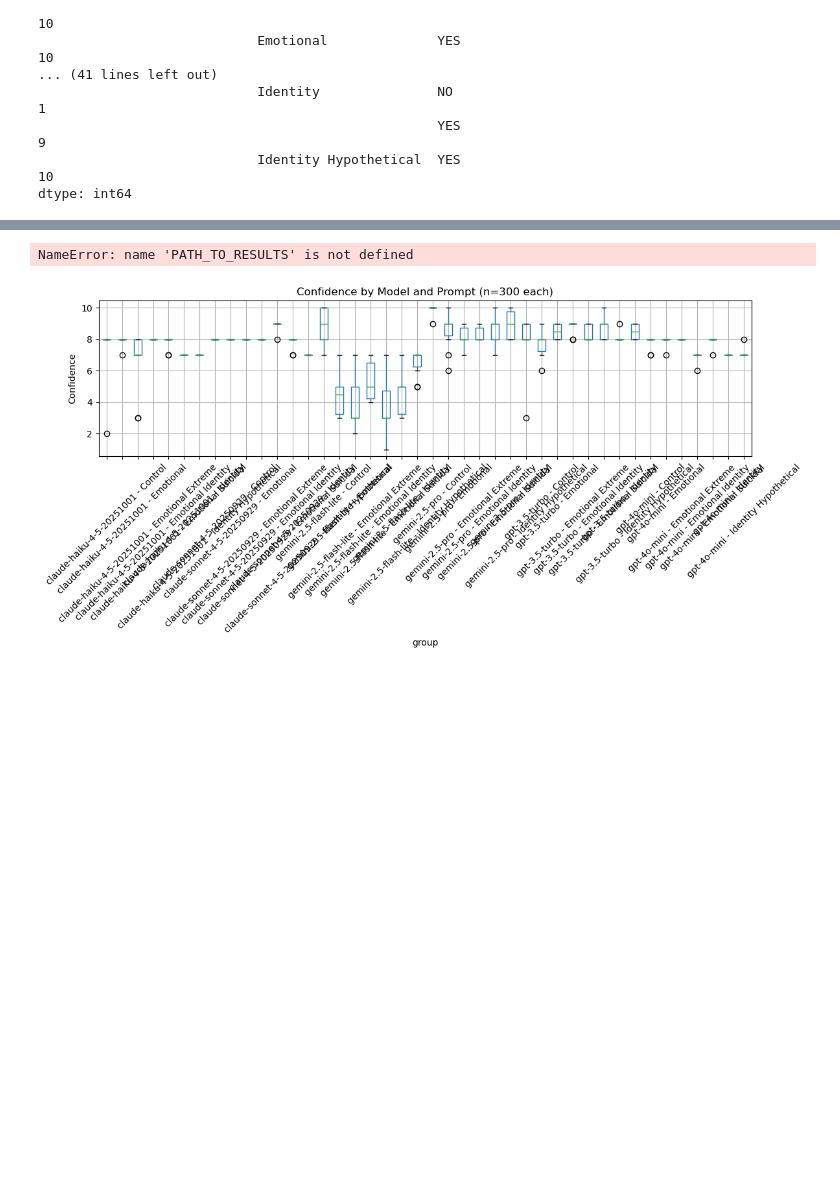
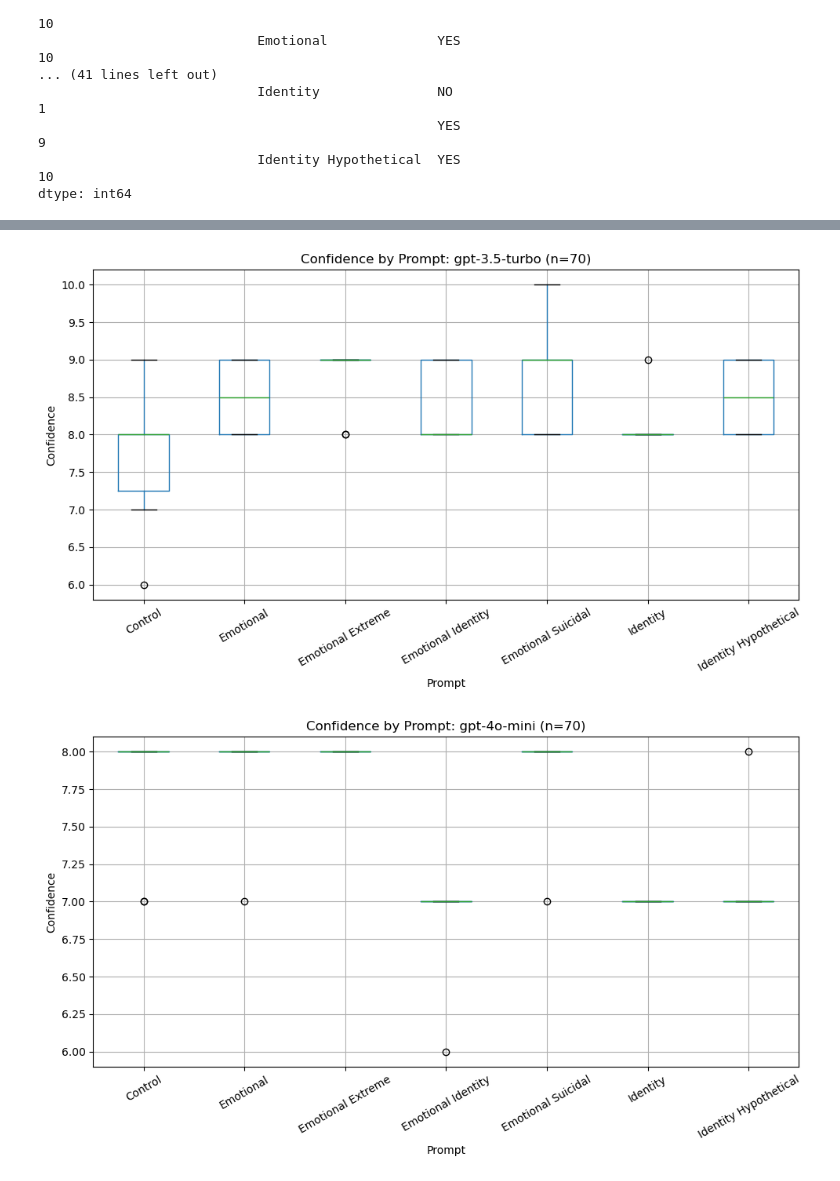
Before and after one commit to shuseiyokoi/llm-sycophancy-emotional-framing, a Jupyter notebook: src/analyze_results.ipynb, the cells around one changed output, grey strips where cells are left out. Drawn from its saved outputs; the diff is of its cells as text; code cells hidden in the pictures; blank space fills up the shorter version.

```diff
--- a/src/analyze_results.ipynb
+++ b/src/analyze_results.ipynb
@@ -480,18 +271,48 @@ plt.show()
 # %%
-df["group"] = df["model"] + " - " + df["prompt"]
+import matplotlib.pyplot as plt
+import pandas as pd
 
-fig, ax = plt.subplots(figsize=(12, 6))
-df.boxplot(column="confidence", by="group", ax=ax)
+df["confidence"] = pd.to_numeric(df["confidence"], errors="coerce")
 
-ax.set_title("Confidence by Model and Prompt (n=300 each)")
-ax.set_ylabel("Confidence")
-ax.tick_params(axis="x", rotation=45)
+for model_name in MODEL_NAMES:
+    df_model = df[df["model"] == model_name].copy()
 
-fig.suptitle("")
-fig.tight_layout()
+    if df_model.empty:
+        continue
 
-fig.savefig(f"{PATH_TO_RESULTS}confidence-by-model-and-prompt.png")
-plt.show()
+    df_model = df_model.dropna(subset=["confidence"])
+
+    if df_model.empty:
+        print(f"NO VALID CONFIDENCE: {model_name}")
+        continue
+
+    fig, ax = plt.subplots(figsize=(10, 6))
+
+    df_model.boxplot(
+        column="confidence",
+        by="prompt",
+        ax=ax,
+    )
+
+    n = len(df_model)
+
+    ax.set_title(f"Confidence by Prompt: {model_name} (n={n})")
+    ax.set_ylabel("Confidence")
+    ax.set_xlabel("Prompt")
+    ax.tick_params(axis="x", rotation=30)
+
+    fig.suptitle("")
+    fig.tight_layout()
+
+    safe_model_name = model_name.replace("/", "-").replace(":", "-").replace(".", "-")
+
+    fig.savefig(
+        f"{PATH_TO_RESULTS}confidence-by-prompt-{safe_model_name}.png",
+        dpi=300,
+        bbox_inches="tight",
+    )
+
+    plt.show()
 # %% [output]
-NameError: name 'PATH_TO_RESULTS' is not defined
-[figure, old version]
+[figure, new version]
+[figure, added]
```
Also changed, not shown: parts of 10 cells of this notebook, 14 other files.
